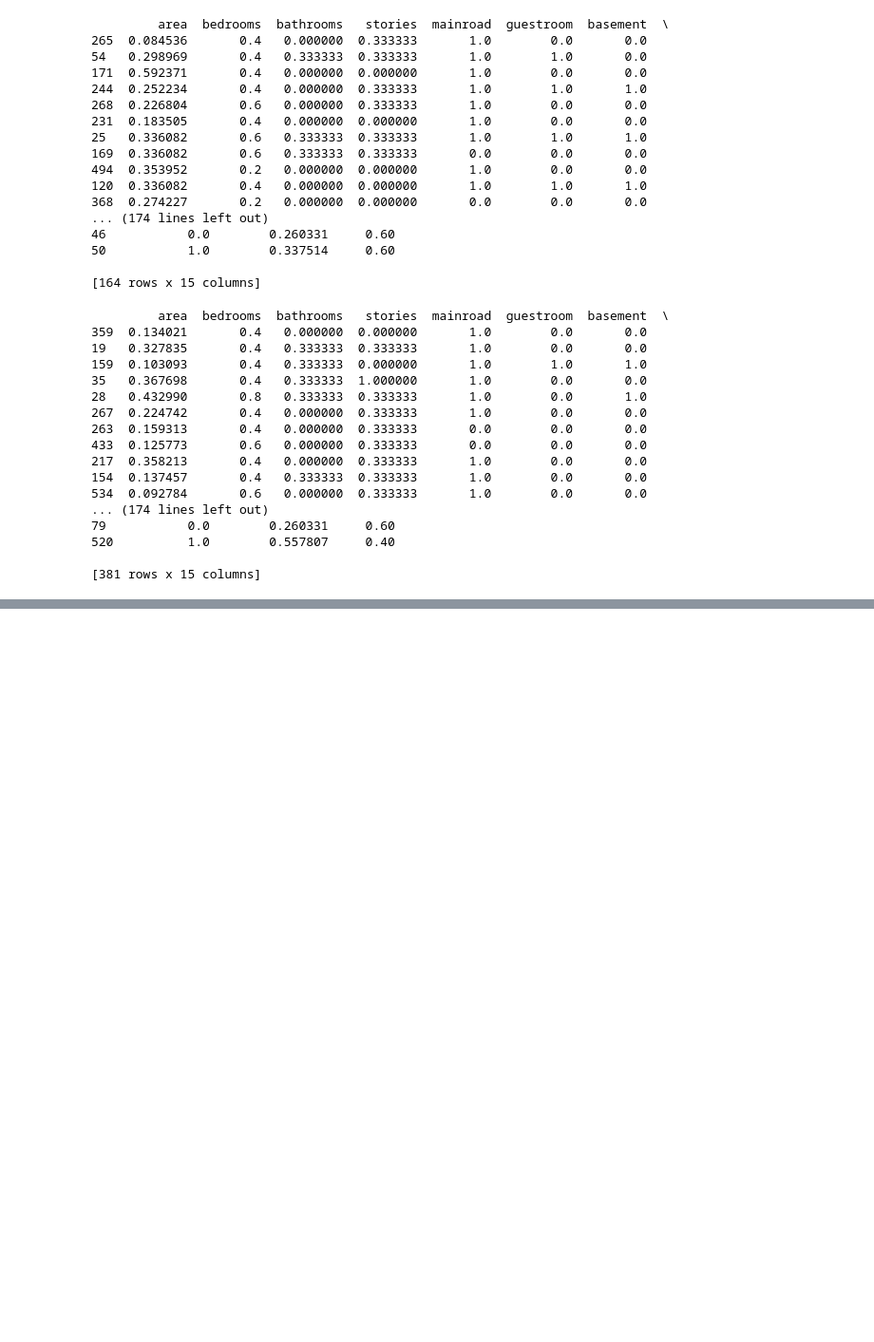
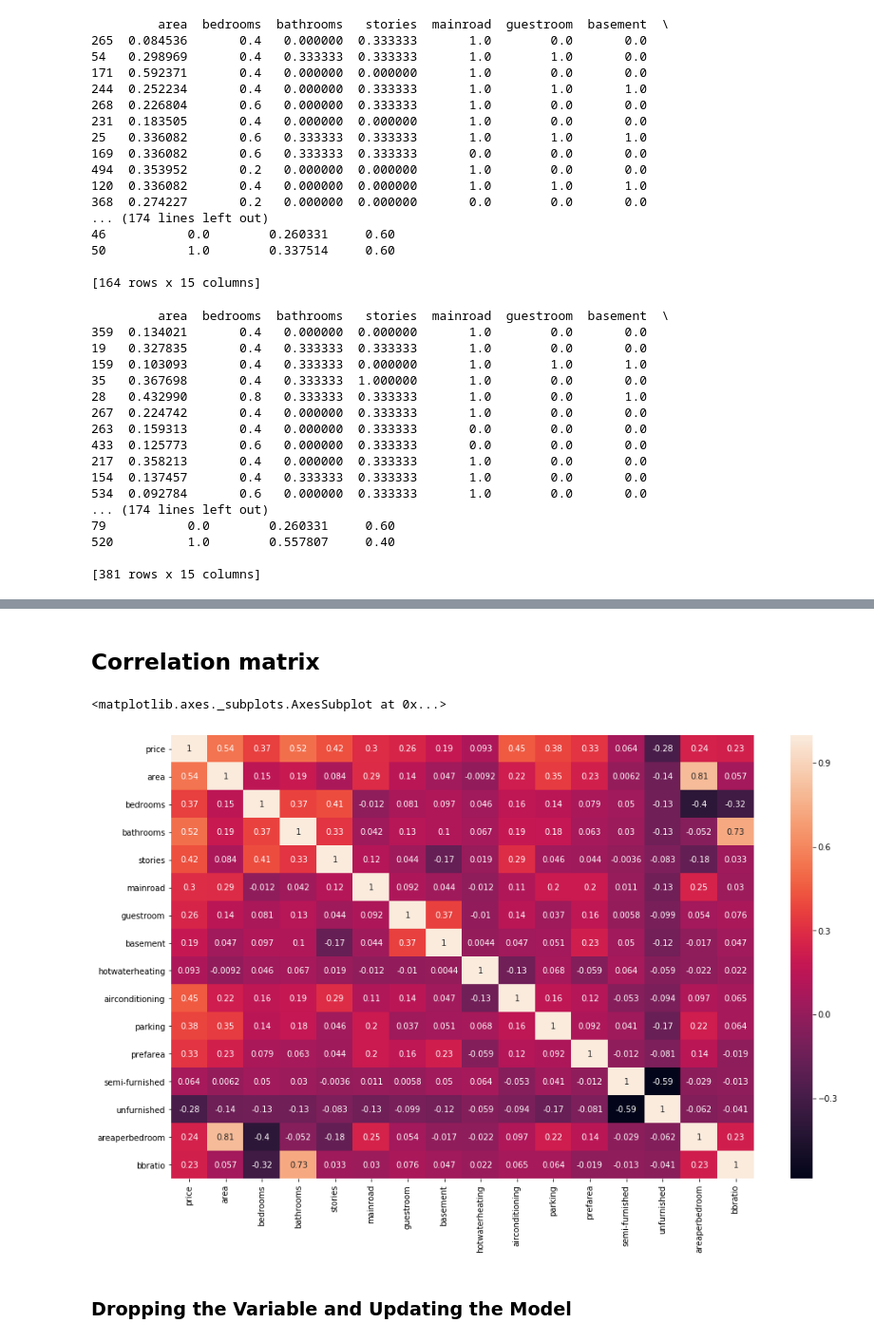
Before and after one commit to R-aryan/Machine_Learning_Crash_Course, a Jupyter notebook: Multiple Linear Regression/Housing_Case_Study.ipynb, the cells around one changed output, grey strips where cells are left out. Shown at 95% size. Cells and saved outputs as stored; diff of their text form; code cells hidden in the pictures; blank space fills up the shorter version.

```diff
--- a/Multiple Linear Regression/Housing_Case_Study.ipynb
+++ b/Multiple Linear Regression/Housing_Case_Study.ipynb
@@ -246,0 +313,2 @@ print(X_train)
+# %% [markdown]
+## Correlation matrix
@@ -246,0 +320,9 @@ print(X_train)
+# %%
+# Let's see the correlation matrix
+plt.figure(figsize = (16,10))     # Size of the figure
+sns.heatmap(housing.corr(),annot = True)
+# %% [output]
+<matplotlib.axes._subplots.AxesSubplot at 0x...>
+[figure, added]
+# %% [markdown]
+### Dropping the Variable and Updating the Model
```
Also changed, not shown: parts of 16 cells of this notebook.
